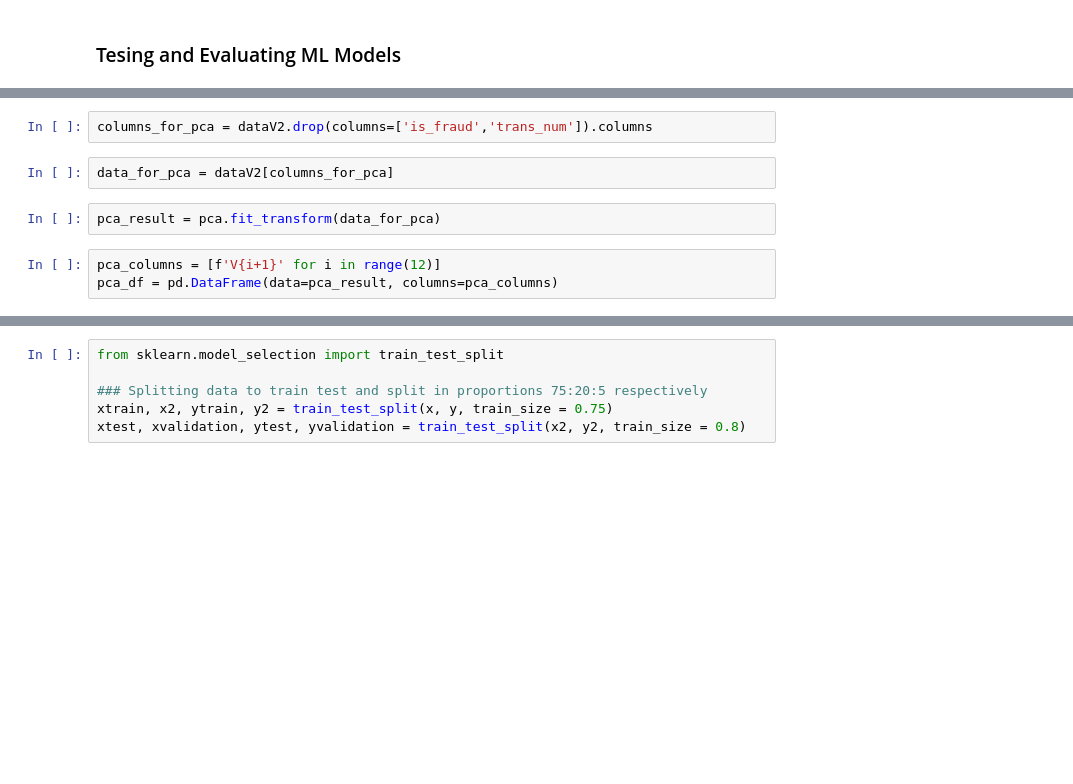
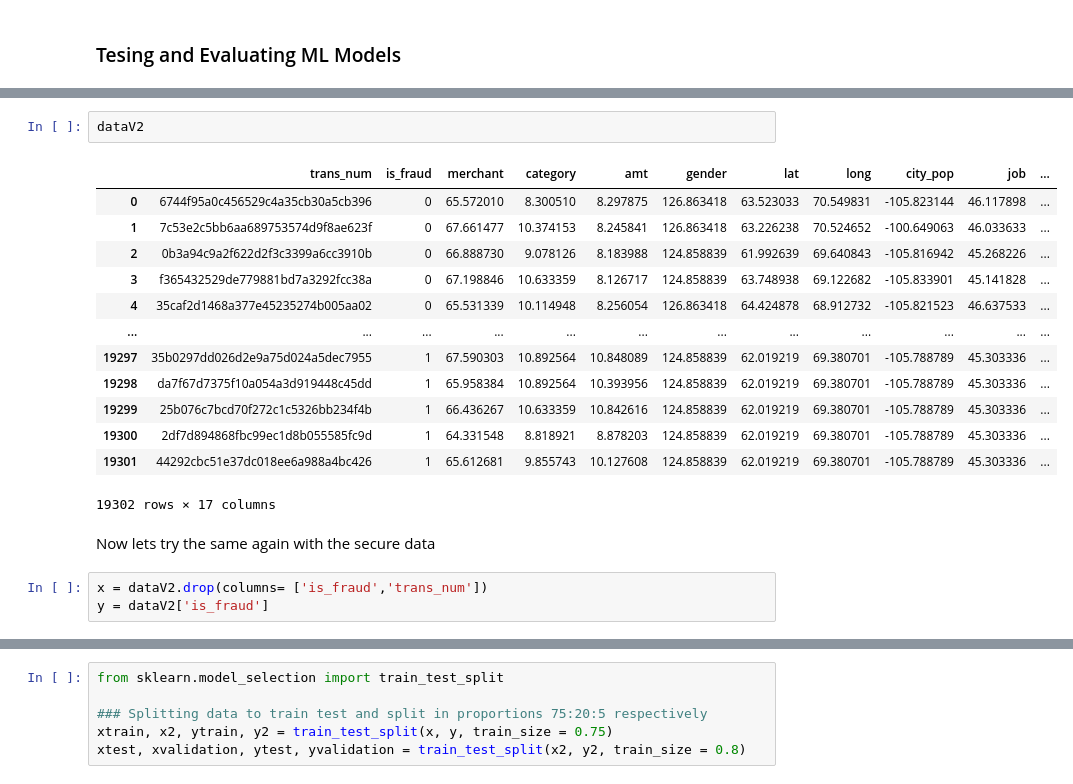
Before and after one commit to ZERO-legion5/KH004-RiskRadar, a Jupyter notebook: main.ipynb, the cells around one changed output, grey strips where cells are left out. Cells and saved outputs as stored; diff of their text form; blank space fills up the shorter version.

```diff
--- a/main.ipynb
+++ b/main.ipynb
@@ -432,9 +458,21 @@ pca = PCA(n_components=12)
+# %%
+dataV2
+# %% [output]
+|  | trans_num | is_fraud | merchant | category | amt | gender | lat | long | city_pop | job | ... |
+| 0 | 6744f95a0c456529c4a35cb30a5cb396 | 0 | 65.572010 | 8.300510 | 8.297875 | 126.863418 | 63.523033 | 70.549831 | -105.823144 | 46.117898 | ... |
+| 1 | 7c53e2c5bb6aa689753574d9f8ae623f | 0 | 67.661477 | 10.374153 | 8.245841 | 126.863418 | 63.226238 | 70.524652 | -100.649063 | 46.033633 | ... |
+| 2 | 0b3a94c9a2f622d2f3c3399a6cc3910b | 0 | 66.888730 | 9.078126 | 8.183988 | 124.858839 | 61.992639 | 69.640843 | -105.816942 | 45.268226 | ... |
+| 3 | f365432529de779881bd7a3292fcc38a | 0 | 67.198846 | 10.633359 | 8.126717 | 124.858839 | 63.748938 | 69.122682 | -105.833901 | 45.141828 | ... |
+| 4 | 35caf2d1468a377e45235274b005aa02 | 0 | 65.531339 | 10.114948 | 8.256054 | 126.863418 | 64.424878 | 68.912732 | -105.821523 | 46.637533 | ... |
+| ... | ... | ... | ... | ... | ... | ... | ... | ... | ... | ... | ... |
+| 19297 | 35b0297dd026d2e9a75d024a5dec7955 | 1 | 67.590303 | 10.892564 | 10.848089 | 124.858839 | 62.019219 | 69.380701 | -105.788789 | 45.303336 | ... |
+| 19298 | da7f67d7375f10a054a3d919448c45dd | 1 | 65.958384 | 10.892564 | 10.393956 | 124.858839 | 62.019219 | 69.380701 | -105.788789 | 45.303336 | ... |
+| 19299 | 25b076c7bcd70f272c1c5326bb234f4b | 1 | 66.436267 | 10.633359 | 10.842616 | 124.858839 | 62.019219 | 69.380701 | -105.788789 | 45.303336 | ... |
+| 19300 | 2df7d894868fbc99ec1d8b055585fc9d | 1 | 64.331548 | 8.818921 | 8.878203 | 124.858839 | 62.019219 | 69.380701 | -105.788789 | 45.303336 | ... |
+| 19301 | 44292cbc51e37dc018ee6a988a4bc426 | 1 | 65.612681 | 9.855743 | 10.127608 | 124.858839 | 62.019219 | 69.380701 | -105.788789 | 45.303336 | ... |
+19302 rows × 17 columns
+# %% [markdown]
+Now lets try the same again with the secure data
 # %%
-columns_for_pca = dataV2.drop(columns=['is_fraud','trans_num']).columns
+x = dataV2.drop(columns= ['is_fraud','trans_num'])
+y = dataV2['is_fraud']
-# %%
-data_for_pca = dataV2[columns_for_pca]
-# %%
-pca_result = pca.fit_transform(data_for_pca)
-# %%
-pca_columns = [f'V{i+1}' for i in range(12)]
-pca_df = pd.DataFrame(data=pca_result, columns=pca_columns)
```
Also changed, not shown: parts of 26 cells of this notebook, 7 other files.
